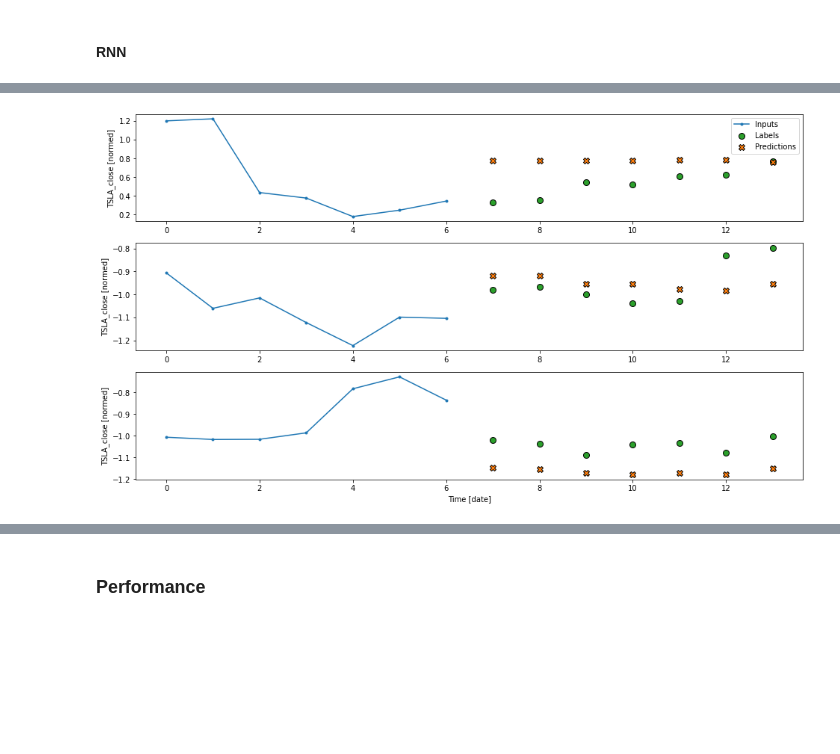
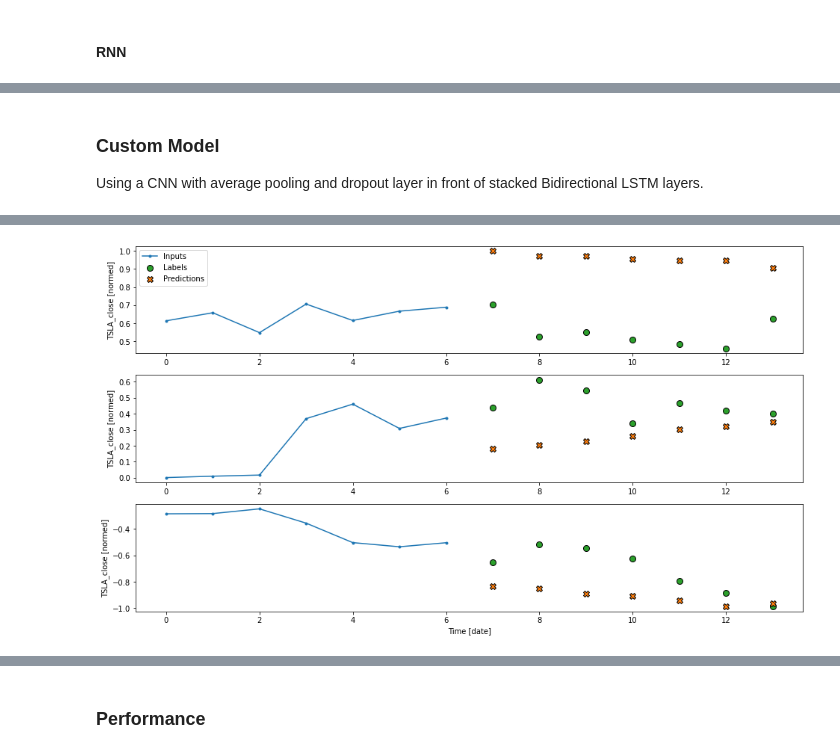
Before and after one commit to neuralnetes/notebooks, a Jupyter notebook: iex-cloud/stonks.ipynb, the cells around one changed output, grey strips where cells are left out. Saved outputs shown, nothing was run; the diff lists cells and outputs as text; code cells hidden in the pictures; blank space fills up the shorter version.

```diff
--- a/iex-cloud/stonks.ipynb
+++ b/iex-cloud/stonks.ipynb
@@ -42,7 +58,7 @@ def create_df(csv_path, symbols, start, end, overwrite=False):
         return create_df(csv_path, symbols, start, end)
 # %%
 csv_path='stonks.csv'
-symbols = ['TSLA', 'TQQQ', 'QQQ', 'SPY', 'VOO', 'VTI', 'GLD', 'SLV', 'FNGU', 'XLF', 'EEM', 'SPXS', 'SPXL', 'VXX', 'UVXY', 'GDX', 'FXI', 'TZA', 'TNA', 'XLE', 'IWM', 'SQQQ', 'TLT', 'JETS']
+symbols = ['TSLA', 'AAPL', 'GOOGL', 'MZN', 'WMT', 'MSFT', 'GE', 'F', 'TQQQ', 'QQQ', 'SPY', 'VOO', 'VTI', 'GLD', 'SLV', 'FNGU', 'XLF', 'EEM', 'SPXS', 'SPXL', 'VXX', 'UVXY', 'GDX', 'FXI', 'TZA', 'TNA', 'XLE', 'IWM', 'SQQQ', 'TLT', 'JETS']
 start = datetime.datetime(2015, 9, 4)
 end = datetime.datetime(2020, 9, 4)
 df = create_df(csv_path, symbols, start, end, overwrite=False)
@@ -987,16 +1061,18 @@ multi_window.plot(feedback_model)
+# %% [markdown]
+### Custom Model
+
+Using a CNN with average pooling and dropout layer in front of stacked Bidirectional LSTM layers.
 # %%
 custom_model = tf.keras.Sequential([
     # Shape [batch, time, features] => [batch, CONV_WIDTH, features]
     tf.keras.layers.Lambda(lambda x: x[:, -CONV_WIDTH:, :]),
     # Shape => [batch, 1, conv_units]
-    tf.keras.layers.Conv1D(256, activation='relu', kernel_size=(CONV_WIDTH)),
-    tf.keras.layers.AveragePooling1D(pool_size=1),
+    tf.keras.layers.Conv1D(512, activation='relu', kernel_size=(CONV_WIDTH)),
+    tf.keras.layers.AveragePooling1D(1),
     tf.keras.layers.Dropout(0.20),
-    tf.keras.layers.Conv1D(256, activation='relu', kernel_size=(CONV_WIDTH), padding='same'),
-    tf.keras.layers.AveragePooling1D(pool_size=1),
+    tf.keras.layers.Bidirectional(tf.keras.layers.LSTM(1024, return_sequences=True)),
+    tf.keras.layers.Bidirectional(tf.keras.layers.LSTM(1024)),
     tf.keras.layers.Dropout(0.20),
-    tf.keras.layers.Bidirectional(tf.keras.layers.LSTM(256, return_sequences=True)),
-    tf.keras.layers.Bidirectional(tf.keras.layers.LSTM(256)),
     # Shape => [batch, 1,  out_steps*features]
     tf.keras.layers.Dense(OUT_STEPS*num_features,
                           kernel_initializer=tf.initializers.zeros),
@@ -1007,7 +1083,6 @@ custom_model = tf.keras.Sequential([
 history = compile_and_fit(custom_model, multi_window)
 
 IPython.display.clear_output()
-
 multi_val_performance['Custom'] = custom_model.evaluate(multi_window.val)
 multi_performance['Custom'] = custom_model.evaluate(multi_window.train, verbose=0)
 multi_window.plot(custom_model)
@@ -1016 +1091 @@ multi_window.plot(custom_model)
-[figure, old version]
+[figure, new version]
```
Also changed, not shown: parts of 70 cells of this notebook, 1 other file.
